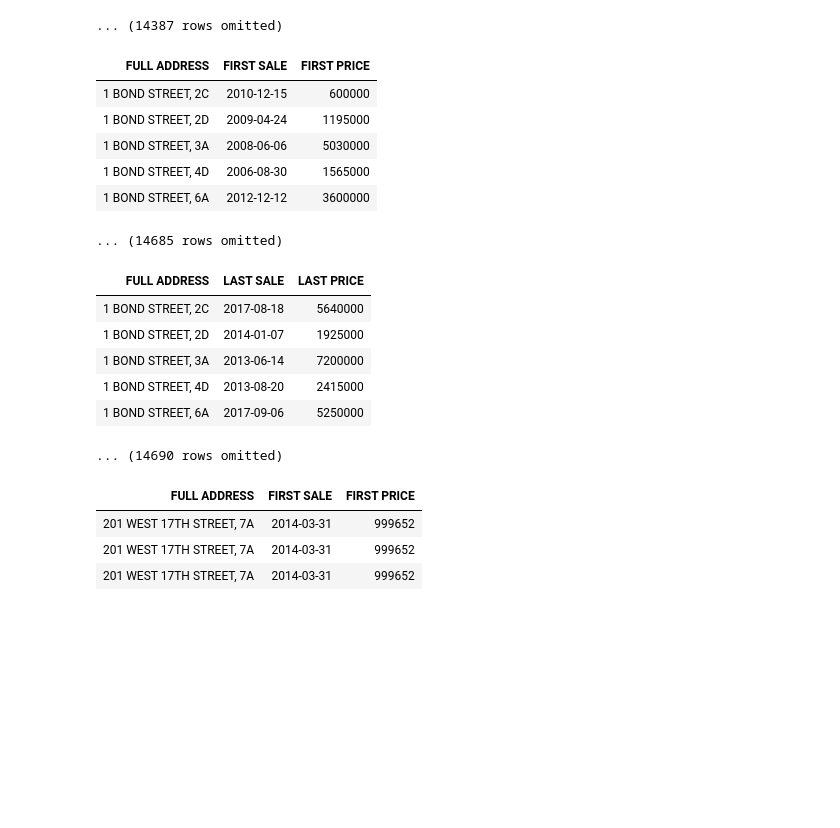
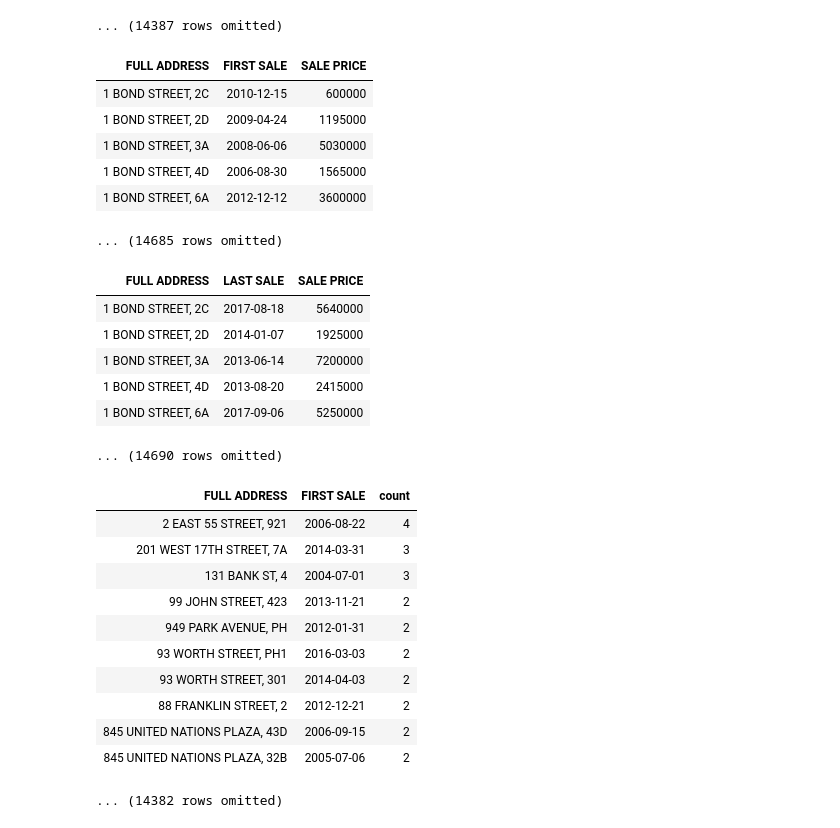
Before and after one commit to somya/nyc_apt_price_predictor, a Jupyter notebook: 02 Data Clean up.ipynb, the cells around one changed output. Cells and saved outputs as stored; diff of their text form; code cells hidden in the pictures; blank space fills up the shorter version.

```diff
--- a/02 Data Clean up.ipynb
+++ b/02 Data Clean up.ipynb
@@ -215,25 +219,25 @@ last_sale_dates = last_sale_dates.relabel(1, 'LAST SALE')
 # %%
 # Join with Condos to get the sale price
 first_sale_dates = first_sale_dates.join("FULL ADDRESS", condos, 'FULL ADDRESS').where('SALE DATE', are.equal_to, 'FIRST SALE')
-first_sale_dates = first_sale_dates.select('FULL ADDRESS', 'FIRST SALE', 'SALE PRICE').relabel(2, 'FIRST PRICE')
+first_sale_dates = first_sale_dates.select('FULL ADDRESS', 'FIRST SALE', 'SALE PRICE')
 
 
 last_sale_dates = last_sale_dates.join("FULL ADDRESS", condos, 'FULL ADDRESS').where('SALE DATE', are.equal_to, 'LAST SALE')
-last_sale_dates = last_sale_dates.select('FULL ADDRESS', 'LAST SALE', 'SALE PRICE').relabel(2, 'LAST PRICE')
+last_sale_dates = last_sale_dates.select('FULL ADDRESS', 'LAST SALE', 'SALE PRICE')
 # %%
 first_sale_dates.show(5)
 last_sale_dates.show(5)
 
 # Hmm earlier we had 14730 now we have more and they don't match. Could we have duplicates??
 # %% [output]
-| FULL ADDRESS | FIRST SALE | FIRST PRICE |
+| FULL ADDRESS | FIRST SALE | SALE PRICE |
 | 1 BOND STREET, 2C | 2010-12-15 | 600000 |
 | 1 BOND STREET, 2D | 2009-04-24 | 1195000 |
 | 1 BOND STREET, 3A | 2008-06-06 | 5030000 |
 | 1 BOND STREET, 4D | 2006-08-30 | 1565000 |
 | 1 BOND STREET, 6A | 2012-12-12 | 3600000 |
 ... (14685 rows omitted)
-| FULL ADDRESS | LAST SALE | LAST PRICE |
+| FULL ADDRESS | LAST SALE | SALE PRICE |
 | 1 BOND STREET, 2C | 2017-08-18 | 5640000 |
 | 1 BOND STREET, 2D | 2014-01-07 | 1925000 |
 | 1 BOND STREET, 3A | 2013-06-14 | 7200000 |
@@ -242,12 +246,20 @@ last_sale_dates.show(5)
 ... (14690 rows omitted)
 # %%
 # Yep duplicate sales on the same day wtf!
-first_sale_dates.where(0, are.containing('201 WEST 17TH')).show()
-# first_sale_dates.groups([0,1]).sort(2, descending=True)
+
+first_sale_dates.groups([0,1]).sort(2, descending=True)
 # %% [output]
-| FULL ADDRESS | FIRST SALE | FIRST PRICE |
-| 201 WEST 17TH STREET, 7A | 2014-03-31 | 999652 |
-| 201 WEST 17TH STREET, 7A | 2014-03-31 | 999652 |
-| 201 WEST 17TH STREET, 7A | 2014-03-31 | 999652 |
+| FULL ADDRESS | FIRST SALE | count |
+| 2 EAST 55 STREET, 921 | 2006-08-22 | 4 |
+| 201 WEST 17TH STREET, 7A | 2014-03-31 | 3 |
+| 131 BANK ST, 4 | 2004-07-01 | 3 |
+| 99 JOHN STREET, 423 | 2013-11-21 | 2 |
+| 949 PARK AVENUE, PH | 2012-01-31 | 2 |
+| 93 WORTH STREET, PH1 | 2016-03-03 | 2 |
+| 93 WORTH STREET, 301 | 2014-04-03 | 2 |
+| 88 FRANKLIN STREET, 2 | 2012-12-21 | 2 |
+| 845 UNITED NATIONS PLAZA, 43D | 2006-09-15 | 2 |
+| 845 UNITED NATIONS PLAZA, 32B | 2005-07-06 | 2 |
+... (14382 rows omitted)
 # %%
 condos.where('FULL ADDRESS', are.equal_to('2 EAST 55 STREET, 921')).show()
```
Also changed, not shown: parts of 14 cells of this notebook.
